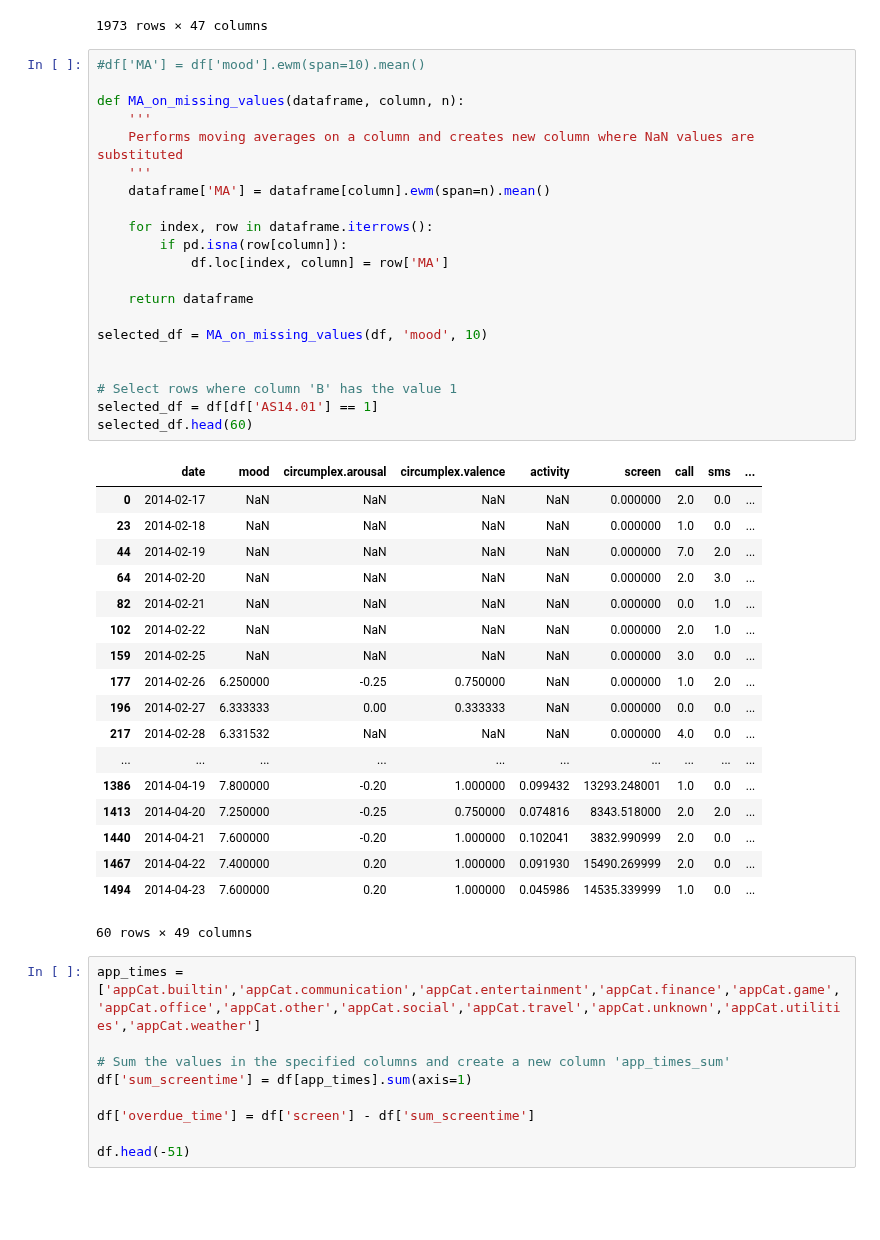
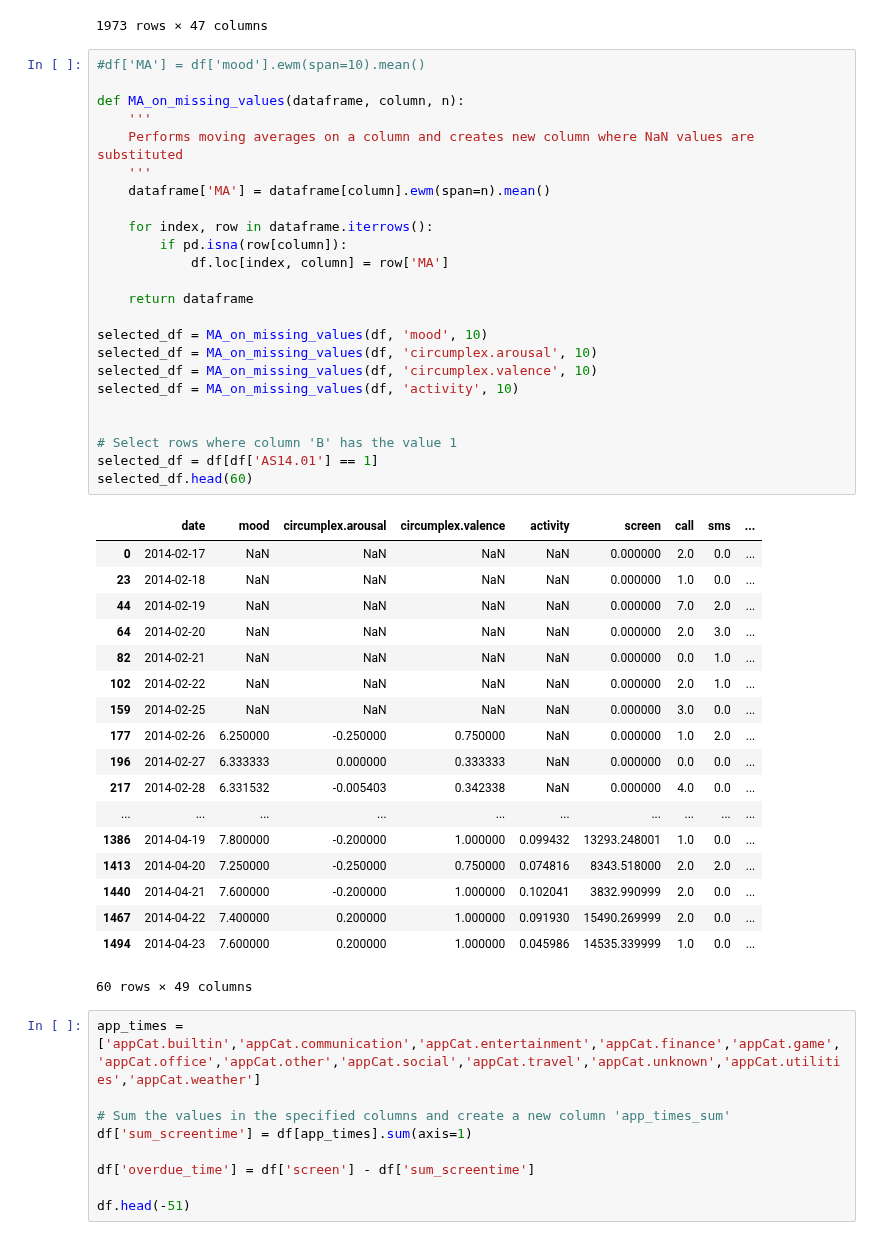
Before and after one commit to QST23/course_dmt, a Jupyter notebook: ass1/Data_cleaning_noah.ipynb, the cells around one changed output. Saved outputs shown, nothing was run; the diff lists cells and outputs as text; blank space fills up the shorter version.

```diff
--- a/ass1/Data_cleaning_noah.ipynb
+++ b/ass1/Data_cleaning_noah.ipynb
@@ -52,42 +52,45 @@ df
 # %%
 #df['MA'] = df['mood'].ewm(span=10).mean()
 
 def MA_on_missing_values(dataframe, column, n):
     '''
     Performs moving averages on a column and creates new column where NaN values are substituted
     '''
     dataframe['MA'] = dataframe[column].ewm(span=n).mean()
 
     for index, row in dataframe.iterrows():
         if pd.isna(row[column]):
             df.loc[index, column] = row['MA']
 
     return dataframe
 
 selected_df = MA_on_missing_values(df, 'mood', 10)
+selected_df = MA_on_missing_values(df, 'circumplex.arousal', 10)
+selected_df = MA_on_missing_values(df, 'circumplex.valence', 10)
+selected_df = MA_on_missing_values(df, 'activity', 10)
 
 
 # Select rows where column 'B' has the value 1
 selected_df = df[df['AS14.01'] == 1]
 selected_df.head(60)
 # %% [output]
 |  | date | mood | circumplex.arousal | circumplex.valence | activity | screen | call | sms | ... |
 | 0 | 2014-02-17 | NaN | NaN | NaN | NaN | 0.000000 | 2.0 | 0.0 | ... |
 | 23 | 2014-02-18 | NaN | NaN | NaN | NaN | 0.000000 | 1.0 | 0.0 | ... |
 | 44 | 2014-02-19 | NaN | NaN | NaN | NaN | 0.000000 | 7.0 | 2.0 | ... |
 | 64 | 2014-02-20 | NaN | NaN | NaN | NaN | 0.000000 | 2.0 | 3.0 | ... |
 | 82 | 2014-02-21 | NaN | NaN | NaN | NaN | 0.000000 | 0.0 | 1.0 | ... |
 | 102 | 2014-02-22 | NaN | NaN | NaN | NaN | 0.000000 | 2.0 | 1.0 | ... |
 | 159 | 2014-02-25 | NaN | NaN | NaN | NaN | 0.000000 | 3.0 | 0.0 | ... |
-| 177 | 2014-02-26 | 6.250000 | -0.25 | 0.750000 | NaN | 0.000000 | 1.0 | 2.0 | ... |
-| 196 | 2014-02-27 | 6.333333 | 0.00 | 0.333333 | NaN | 0.000000 | 0.0 | 0.0 | ... |
-| 217 | 2014-02-28 | 6.331532 | NaN | NaN | NaN | 0.000000 | 4.0 | 0.0 | ... |
+| 177 | 2014-02-26 | 6.250000 | -0.250000 | 0.750000 | NaN | 0.000000 | 1.0 | 2.0 | ... |
+| 196 | 2014-02-27 | 6.333333 | 0.000000 | 0.333333 | NaN | 0.000000 | 0.0 | 0.0 | ... |
+| 217 | 2014-02-28 | 6.331532 | -0.005403 | 0.342338 | NaN | 0.000000 | 4.0 | 0.0 | ... |
 | ... | ... | ... | ... | ... | ... | ... | ... | ... | ... |
-| 1386 | 2014-04-19 | 7.800000 | -0.20 | 1.000000 | 0.099432 | 13293.248001 | 1.0 | 0.0 | ... |
-| 1413 | 2014-04-20 | 7.250000 | -0.25 | 0.750000 | 0.074816 | 8343.518000 | 2.0 | 2.0 | ... |
-| 1440 | 2014-04-21 | 7.600000 | -0.20 | 1.000000 | 0.102041 | 3832.990999 | 2.0 | 0.0 | ... |
-| 1467 | 2014-04-22 | 7.400000 | 0.20 | 1.000000 | 0.091930 | 15490.269999 | 2.0 | 0.0 | ... |
-| 1494 | 2014-04-23 | 7.600000 | 0.20 | 1.000000 | 0.045986 | 14535.339999 | 1.0 | 0.0 | ... |
+| 1386 | 2014-04-19 | 7.800000 | -0.200000 | 1.000000 | 0.099432 | 13293.248001 | 1.0 | 0.0 | ... |
+| 1413 | 2014-04-20 | 7.250000 | -0.250000 | 0.750000 | 0.074816 | 8343.518000 | 2.0 | 2.0 | ... |
+| 1440 | 2014-04-21 | 7.600000 | -0.200000 | 1.000000 | 0.102041 | 3832.990999 | 2.0 | 0.0 | ... |
+| 1467 | 2014-04-22 | 7.400000 | 0.200000 | 1.000000 | 0.091930 | 15490.269999 | 2.0 | 0.0 | ... |
+| 1494 | 2014-04-23 | 7.600000 | 0.200000 | 1.000000 | 0.045986 | 14535.339999 | 1.0 | 0.0 | ... |
 60 rows × 49 columns
 # %%
 app_times = ['appCat.builtin','appCat.communication','appCat.entertainment','appCat.finance','appCat.game','appCat.office','appCat.other','appCat.social','appCat.travel','appCat.unknown','appCat.utilities','appCat.weather']
```
